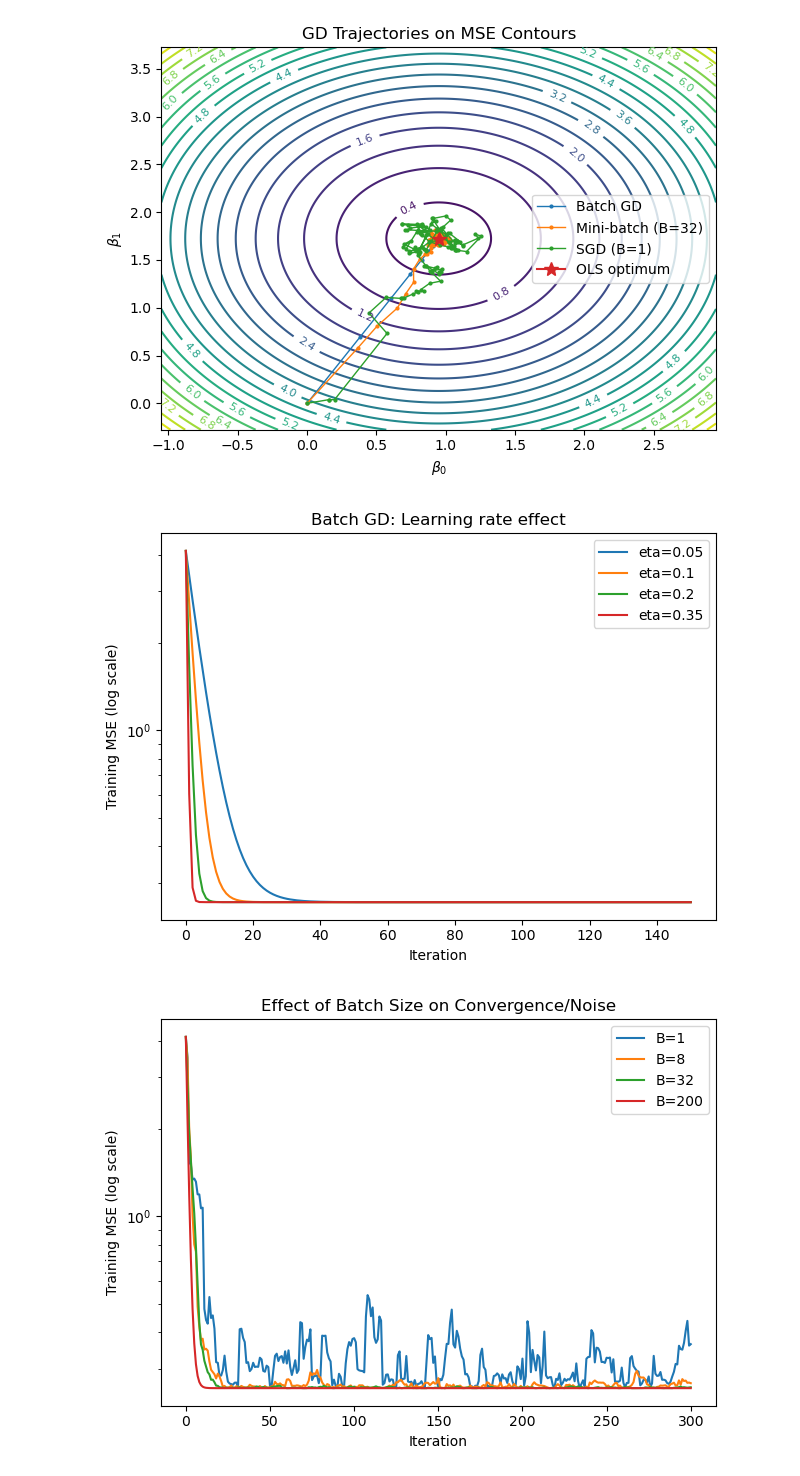
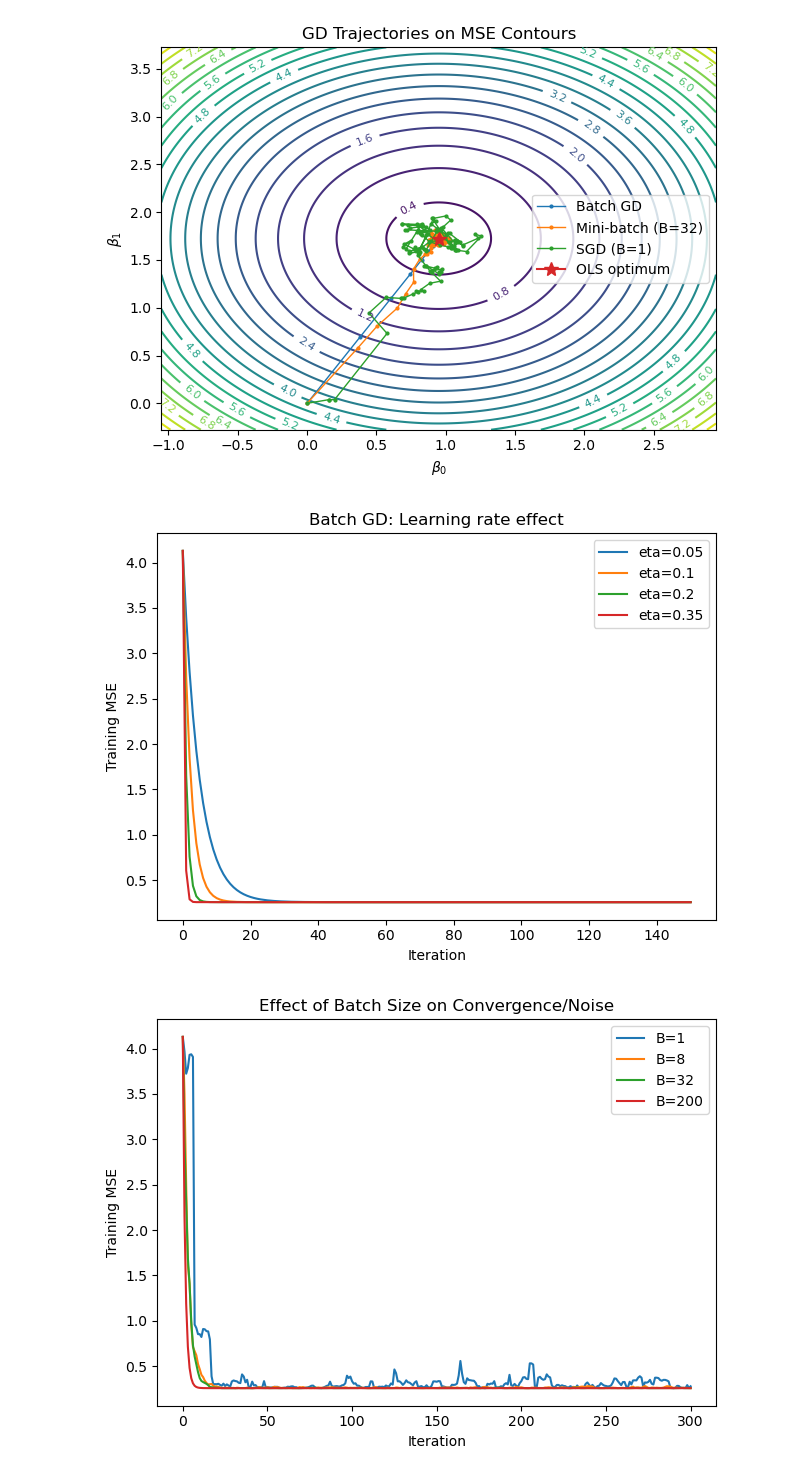
Before and after one commit to jacobmunson/GradientDescentTAILS, a Jupyter notebook: gd_walkthough.ipynb, the cells around one changed output. Saved outputs shown, nothing was run; the diff lists cells and outputs as text; code cells hidden in the pictures.

```diff
--- a/gd_walkthough.ipynb
+++ b/gd_walkthough.ipynb
@@ -102,42 +158,39 @@ plt.close()
 # %% [output]
 [figure]
 # %%
-
 # Plot 2: Loss vs iterations for different learning rates (batch GD)
 plt.figure()
 for eta in [0.05, 0.1, 0.2, 0.35]:
     p, L = run_gd(eta, 150)
     plt.plot(L, label=f'eta={eta}')
-plt.yscale('log')
 plt.xlabel('Iteration')
-plt.ylabel('Training MSE (log scale)')
+plt.ylabel('Training MSE')
 plt.title('Batch GD: Learning rate effect')
 plt.legend()
 plt.tight_layout()
+plt.savefig('plots/loss_vs_iter_gd.png', dpi=200)
 plt.show()
-plt.savefig('plots/loss_vs_iter_gd.png', dpi=200)
 plt.close()
 # %% [output]
-[figure, old version]
+[figure, new version]
 # %%
 # Plot 3: Loss vs iterations for different batch sizes
 plt.figure()
 for B in [1, 8, 32, len(y)]:
     # choose eta a bit smaller for noisy estimates
     eta = 0.15 if B == len(y) else 0.08
     _, L = run_minibatch(eta, 300, B=B) if B != len(y) else run_gd(eta, 300)
     plt.plot(L, label=f'B={B}')
-plt.yscale('log')
 plt.xlabel('Iteration')
-plt.ylabel('Training MSE (log scale)')
+plt.ylabel('Training MSE')
 plt.title('Effect of Batch Size on Convergence/Noise')
 plt.legend()
 plt.tight_layout()
+plt.savefig('plots/batch_size_effect.png', dpi=200)
 plt.show()
-plt.savefig('plots/batch_size_effect.png', dpi=200)
 plt.close()
 # %% [output]
-[figure, old version]
+[figure, new version]
 # %%
 # Plot 4: Parameter distance to OLS over iterations (mini-batch)
 plt.figure()
```
Also changed, not shown: parts of 13 cells of this notebook.
